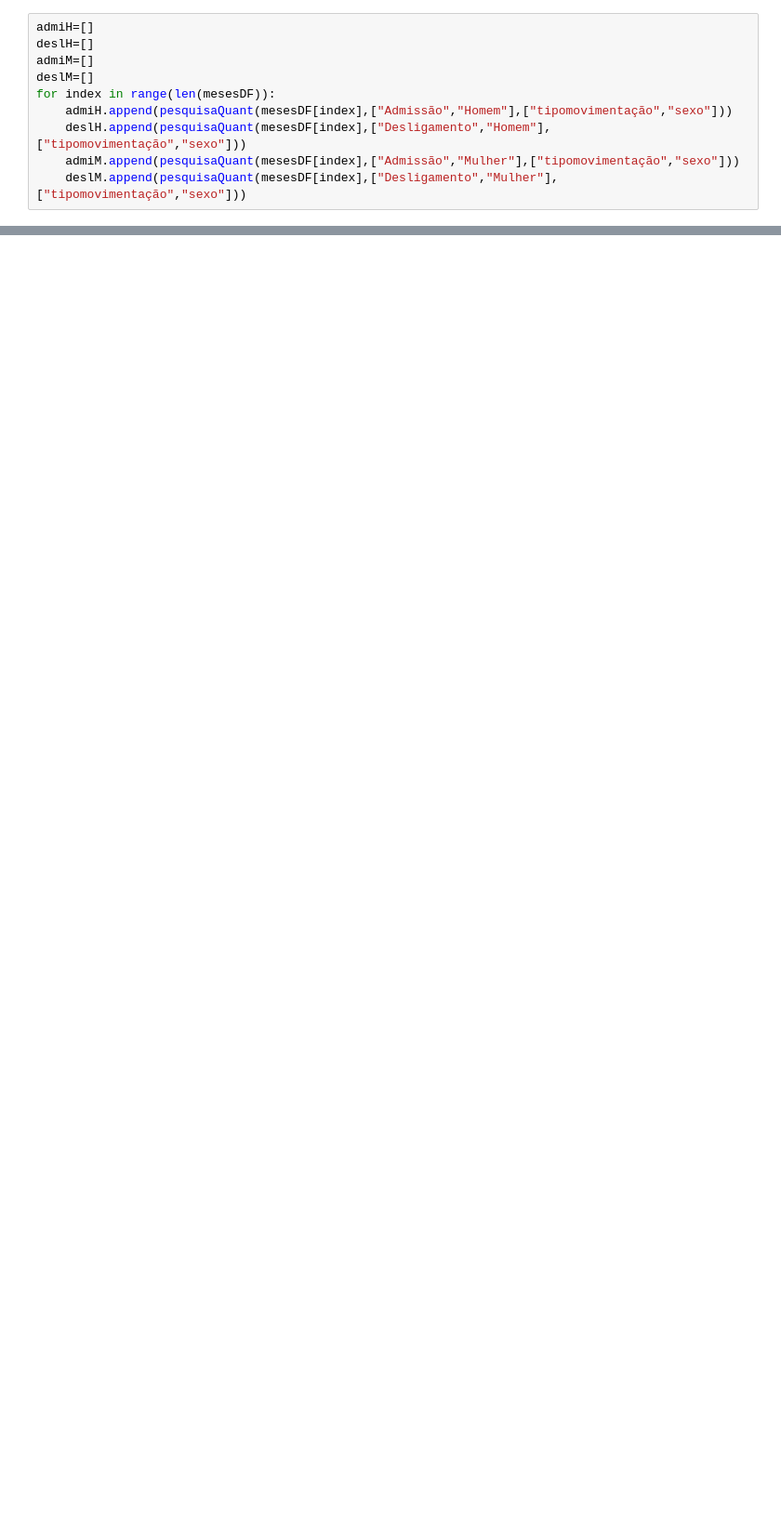
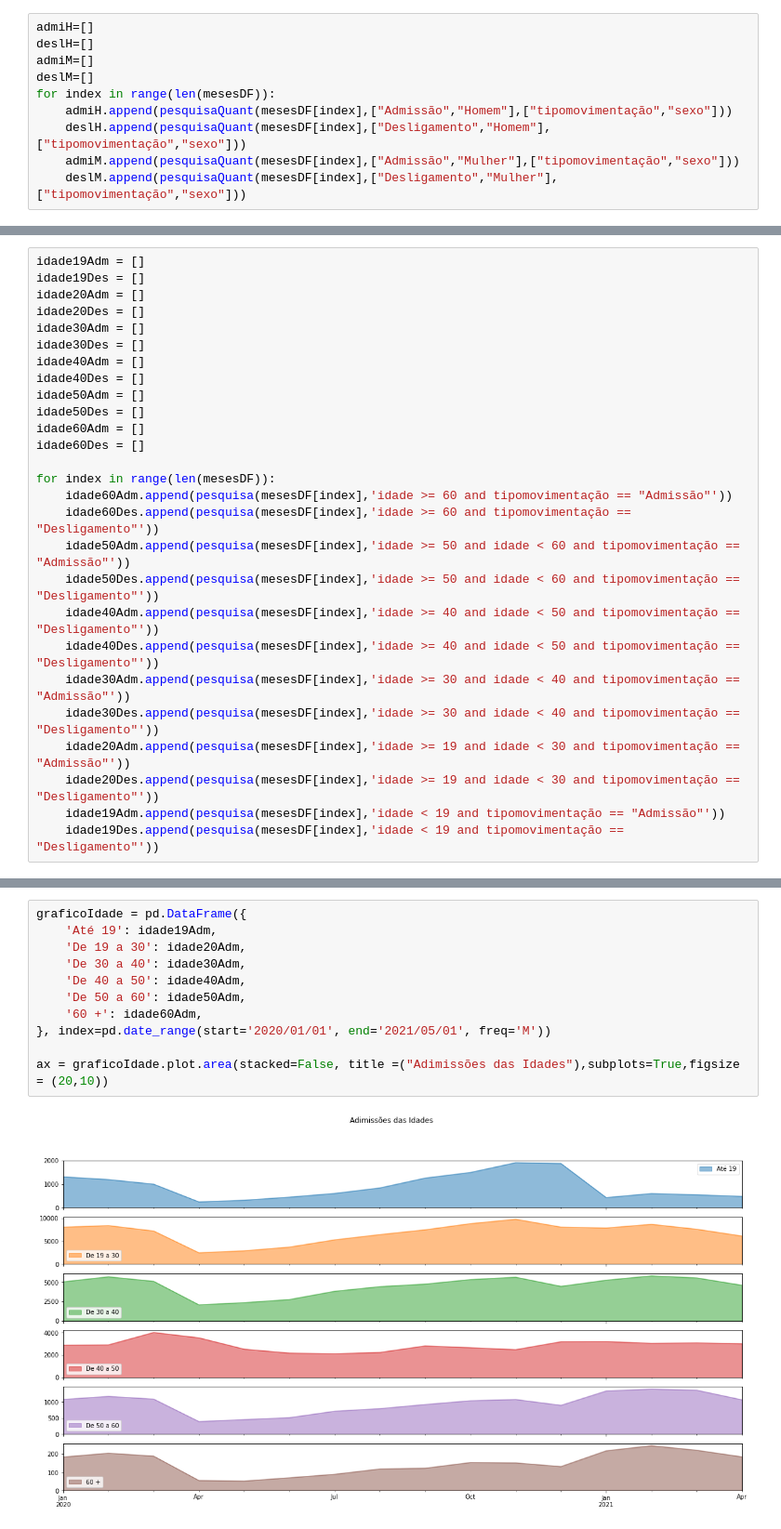
Before and after one commit to MarcospsDonizete/Analise_De_Empregabilidade, a Jupyter notebook: Caged.ipynb, the cells around one changed output, grey strips where cells are left out. Shown at 93% size. Cells and saved outputs as stored; diff of their text form; blank space fills up the shorter version.

```diff
--- a/Caged.ipynb
+++ b/Caged.ipynb
@@ -182,0 +303,27 @@ jan2020.query('tipomovimentação =="Admissão"')['tipomovimentação'].count()
+# %%
+idade19Adm = []
+idade19Des = []
+idade20Adm = []
+idade20Des = []
+idade30Adm = []
+idade30Des = []
+idade40Adm = []
+idade40Des = []
+idade50Adm = []
+idade50Des = []
+idade60Adm = []
+idade60Des = []
+
+for index in range(len(mesesDF)):
+    idade60Adm.append(pesquisa(mesesDF[index],'idade >= 60 and tipomovimentação == "Admissão"'))
+    idade60Des.append(pesquisa(mesesDF[index],'idade >= 60 and tipomovimentação == "Desligamento"'))
+    idade50Adm.append(pesquisa(mesesDF[index],'idade >= 50 and idade < 60 and tipomovimentação == "Admissão"'))
+    idade50Des.append(pesquisa(mesesDF[index],'idade >= 50 and idade < 60 and tipomovimentação == "Desligamento"'))
+    idade40Adm.append(pesquisa(mesesDF[index],'idade >= 40 and idade < 50 and tipomovimentação == "Desligamento"'))
+    idade40Des.append(pesquisa(mesesDF[index],'idade >= 40 and idade < 50 and tipomovimentação == "Desligamento"'))
+    idade30Adm.append(pesquisa(mesesDF[index],'idade >= 30 and idade < 40 and tipomovimentação == "Admissão"'))
+    idade30Des.append(pesquisa(mesesDF[index],'idade >= 30 and idade < 40 and tipomovimentação == "Desligamento"'))
+    idade20Adm.append(pesquisa(mesesDF[index],'idade >= 19 and idade < 30 and tipomovimentação == "Admissão"'))
+    idade20Des.append(pesquisa(mesesDF[index],'idade >= 19 and idade < 30 and tipomovimentação == "Desligamento"'))
+    idade19Adm.append(pesquisa(mesesDF[index],'idade < 19 and tipomovimentação == "Admissão"'))
+    idade19Des.append(pesquisa(mesesDF[index],'idade < 19 and tipomovimentação == "Desligamento"'))
@@ -182,0 +332,13 @@ jan2020.query('tipomovimentação =="Admissão"')['tipomovimentação'].count()
+# %%
+graficoIdade = pd.DataFrame({
+    'Até 19': idade19Adm,
+    'De 19 a 30': idade20Adm,
+    'De 30 a 40': idade30Adm,
+    'De 40 a 50': idade40Adm,
+    'De 50 a 60': idade50Adm,
+    '60 +': idade60Adm,
+}, index=pd.date_range(start='2020/01/01', end='2021/05/01', freq='M'))
+
+ax = graficoIdade.plot.area(stacked=False, title =("Adimissões das Idades"),subplots=True,figsize = (20,10))
+# %% [output]
+[figure, added]
```
Also changed, not shown: parts of 34 cells of this notebook, 1 other file.
